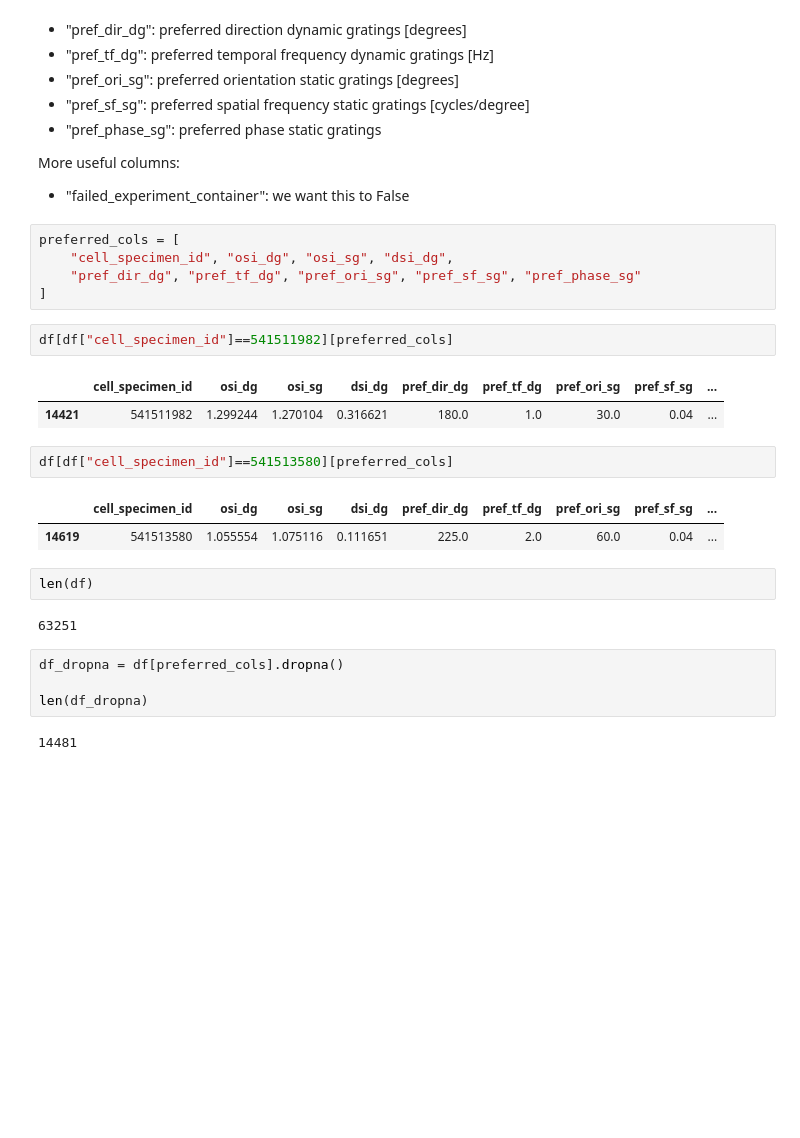
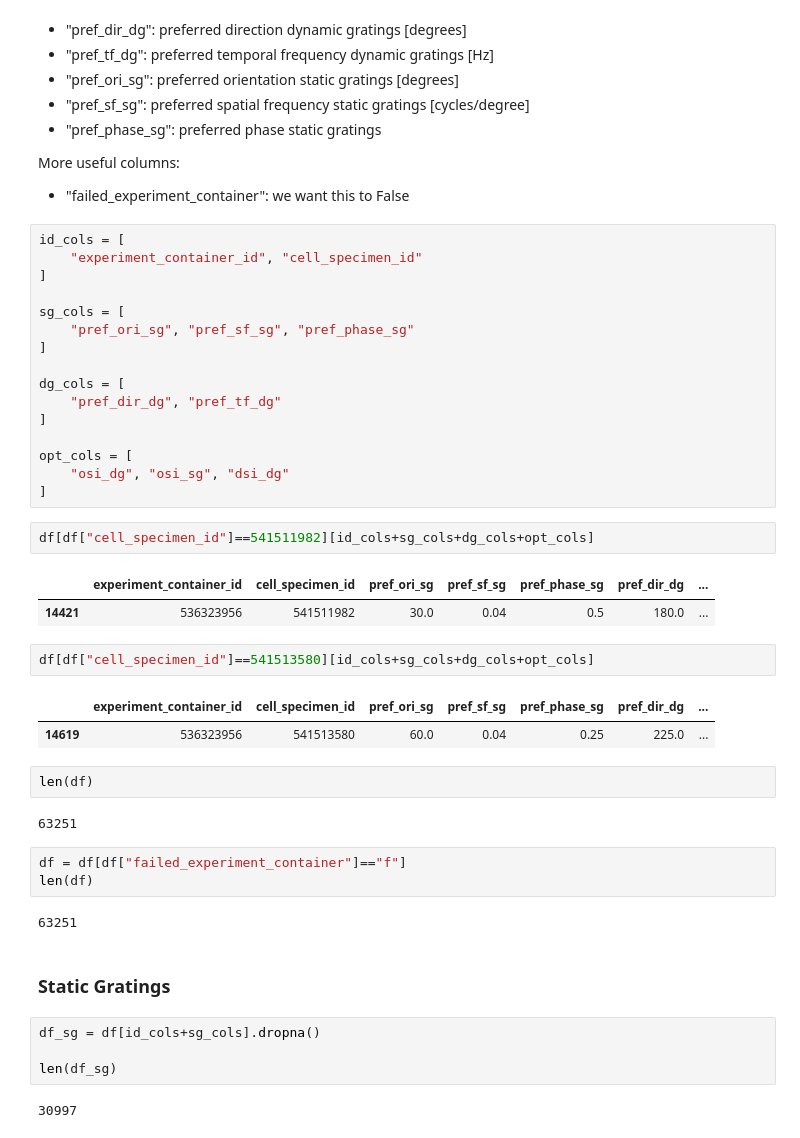
Before and after one commit to marcoabrate/wp1, a Jupyter notebook: data_allen/explore_visp_data.ipynb, the cells around one changed output. Drawn from its saved outputs; the diff is of its cells as text; blank space fills up the shorter version.

```diff
--- a/data_allen/explore_visp_data.ipynb
+++ b/data_allen/explore_visp_data.ipynb
@@ -45,28 +47,46 @@ Preferred:
 More useful columns:
 - "failed_experiment_container": we want this to False
 # %%
-preferred_cols = [
-    "cell_specimen_id", "osi_dg", "osi_sg", "dsi_dg",
-    "pref_dir_dg", "pref_tf_dg", "pref_ori_sg", "pref_sf_sg", "pref_phase_sg"
+id_cols = [
+    "experiment_container_id", "cell_specimen_id"
 ]
+
+sg_cols = [
+    "pref_ori_sg", "pref_sf_sg", "pref_phase_sg"
+]
+
+dg_cols = [
+    "pref_dir_dg", "pref_tf_dg"
+]
+
+opt_cols = [
+    "osi_dg", "osi_sg", "dsi_dg"
+]
 # %%
-df[df["cell_specimen_id"]==541511982][preferred_cols]
+df[df["cell_specimen_id"]==541511982][id_cols+sg_cols+dg_cols+opt_cols]
 # %% [output]
-|  | cell_specimen_id | osi_dg | osi_sg | dsi_dg | pref_dir_dg | pref_tf_dg | pref_ori_sg | pref_sf_sg | ... |
-| 14421 | 541511982 | 1.299244 | 1.270104 | 0.316621 | 180.0 | 1.0 | 30.0 | 0.04 | ... |
+|  | experiment_container_id | cell_specimen_id | pref_ori_sg | pref_sf_sg | pref_phase_sg | pref_dir_dg | ... |
+| 14421 | 536323956 | 541511982 | 30.0 | 0.04 | 0.5 | 180.0 | ... |
 # %%
-df[df["cell_specimen_id"]==541513580][preferred_cols]
+df[df["cell_specimen_id"]==541513580][id_cols+sg_cols+dg_cols+opt_cols]
 # %% [output]
-|  | cell_specimen_id | osi_dg | osi_sg | dsi_dg | pref_dir_dg | pref_tf_dg | pref_ori_sg | pref_sf_sg | ... |
-| 14619 | 541513580 | 1.055554 | 1.075116 | 0.111651 | 225.0 | 2.0 | 60.0 | 0.04 | ... |
+|  | experiment_container_id | cell_specimen_id | pref_ori_sg | pref_sf_sg | pref_phase_sg | pref_dir_dg | ... |
+| 14619 | 536323956 | 541513580 | 60.0 | 0.04 | 0.25 | 225.0 | ... |
 # %%
 len(df)
 # %% [output]
 63251
+# %%
+df = df[df["failed_experiment_container"]=="f"]
+len(df)
+# %% [output]
+63251
+# %% [markdown]
+### Static Gratings
 # %%
-df_dropna = df[preferred_cols].dropna()
+df_sg = df[id_cols+sg_cols].dropna()
 
-len(df_dropna)
+len(df_sg)
 # %% [output]
-14481
+30997
 # %%
```
Also changed, not shown: parts of 5 cells of this notebook, 13 other files.
